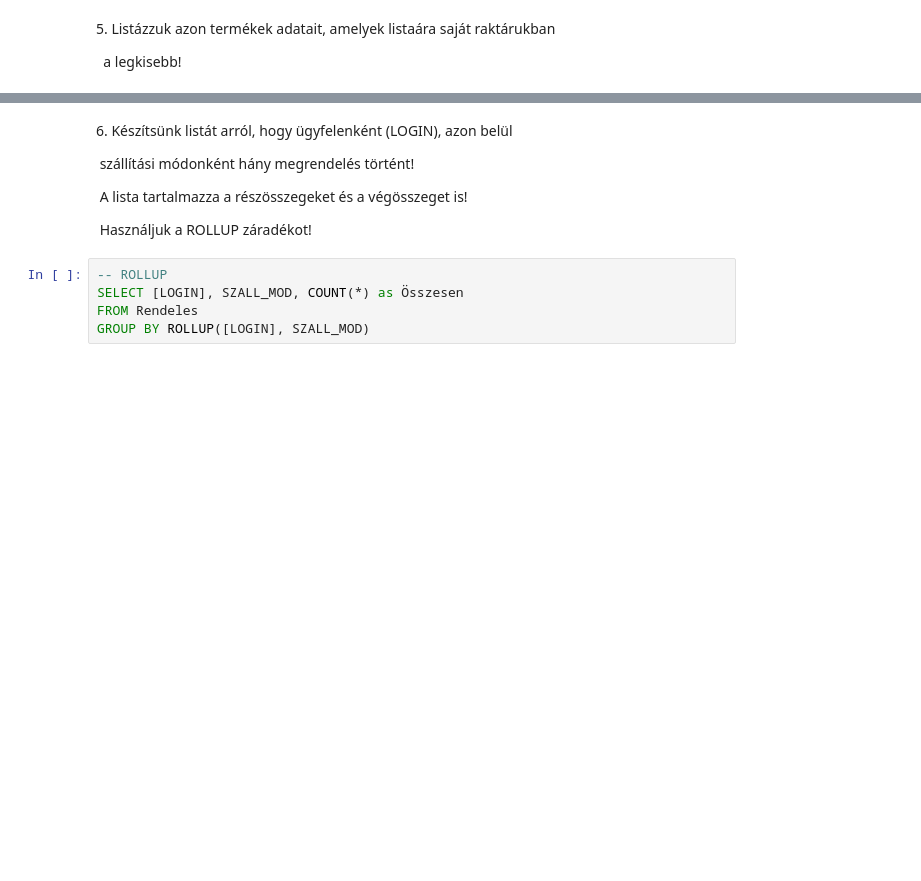
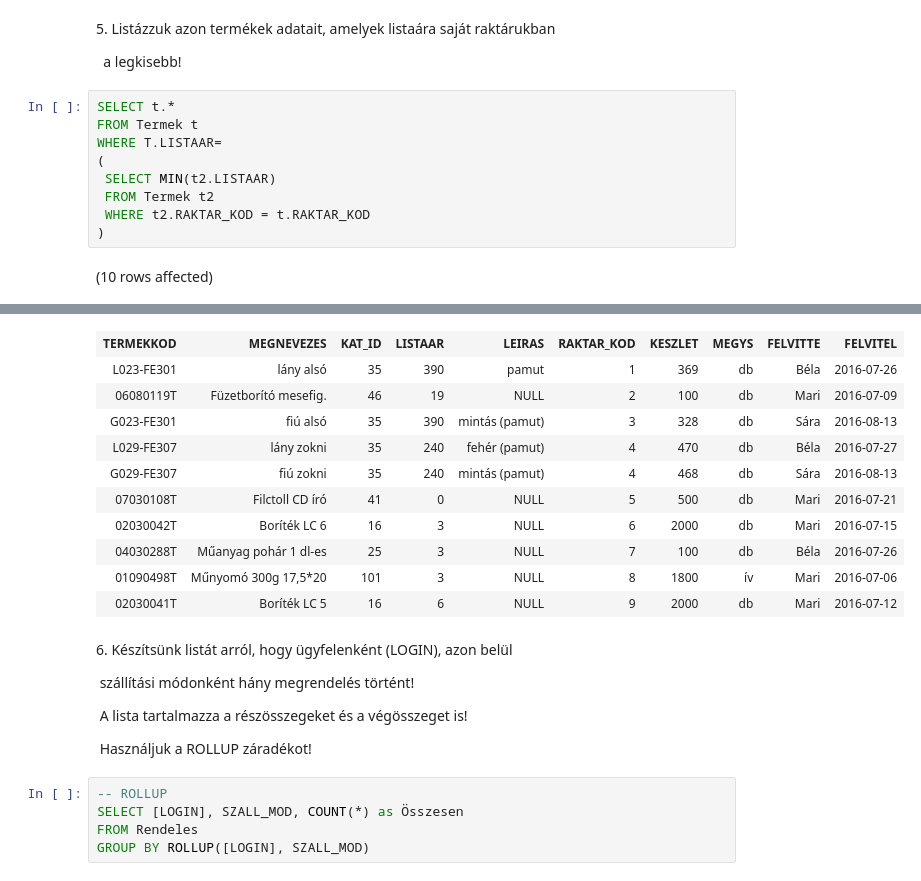
Before and after one commit to ngyrami/azuredatastudio, a Jupyter notebook: gyak01.ipynb, the cells around one changed output, grey strips where cells are left out. Saved outputs shown, nothing was run; the diff lists cells and outputs as text; blank space fills up the shorter version.

```diff
--- a/gyak01.ipynb
+++ b/gyak01.ipynb
@@ -109,3 +99,14 @@ Total execution time: 00:00:01.261
 5\. Listázzuk azon termékek adatait, amelyek listaára saját raktárukban
 
   a legkisebb!
+# %%
+SELECT t.*
+FROM Termek t
+WHERE T.LISTAAR=
+(
+ SELECT MIN(t2.LISTAAR)
+ FROM Termek t2
+ WHERE t2.RAKTAR_KOD = t.RAKTAR_KOD
+)
+# %% [output]
+(10 rows affected)
@@ -112,3 +114,14 @@ Total execution time: 00:00:01.261
+| TERMEKKOD | MEGNEVEZES | KAT_ID | LISTAAR | LEIRAS | RAKTAR_KOD | KESZLET | MEGYS | FELVITTE | FELVITEL |
+| L023-FE301 | lány alsó | 35 | 390 | pamut | 1 | 369 | db | Béla | 2016-07-26 |
+| 06080119T | Füzetborító mesefig. | 46 | 19 | NULL | 2 | 100 | db | Mari | 2016-07-09 |
+| G023-FE301 | fiú alsó | 35 | 390 | mintás (pamut) | 3 | 328 | db | Sára | 2016-08-13 |
+| L029-FE307 | lány zokni | 35 | 240 | fehér (pamut) | 4 | 470 | db | Béla | 2016-07-27 |
+| G029-FE307 | fiú zokni | 35 | 240 | mintás (pamut) | 4 | 468 | db | Sára | 2016-08-13 |
+| 07030108T | Filctoll CD író | 41 | 0 | NULL | 5 | 500 | db | Mari | 2016-07-21 |
+| 02030042T | Boríték LC 6 | 16 | 3 | NULL | 6 | 2000 | db | Mari | 2016-07-15 |
+| 04030288T | Műanyag pohár 1 dl-es | 25 | 3 | NULL | 7 | 100 | db | Béla | 2016-07-26 |
+| 01090498T | Műnyomó 300g 17,5*20 | 101 | 3 | NULL | 8 | 1800 | ív | Mari | 2016-07-06 |
+| 02030041T | Boríték LC 5 | 16 | 6 | NULL | 9 | 2000 | db | Mari | 2016-07-12 |
 # %% [markdown]
 6\. Készítsünk listát arról, hogy ügyfelenként (LOGIN), azon belül
 
```
Also changed, not shown: parts of 3 cells of this notebook.
